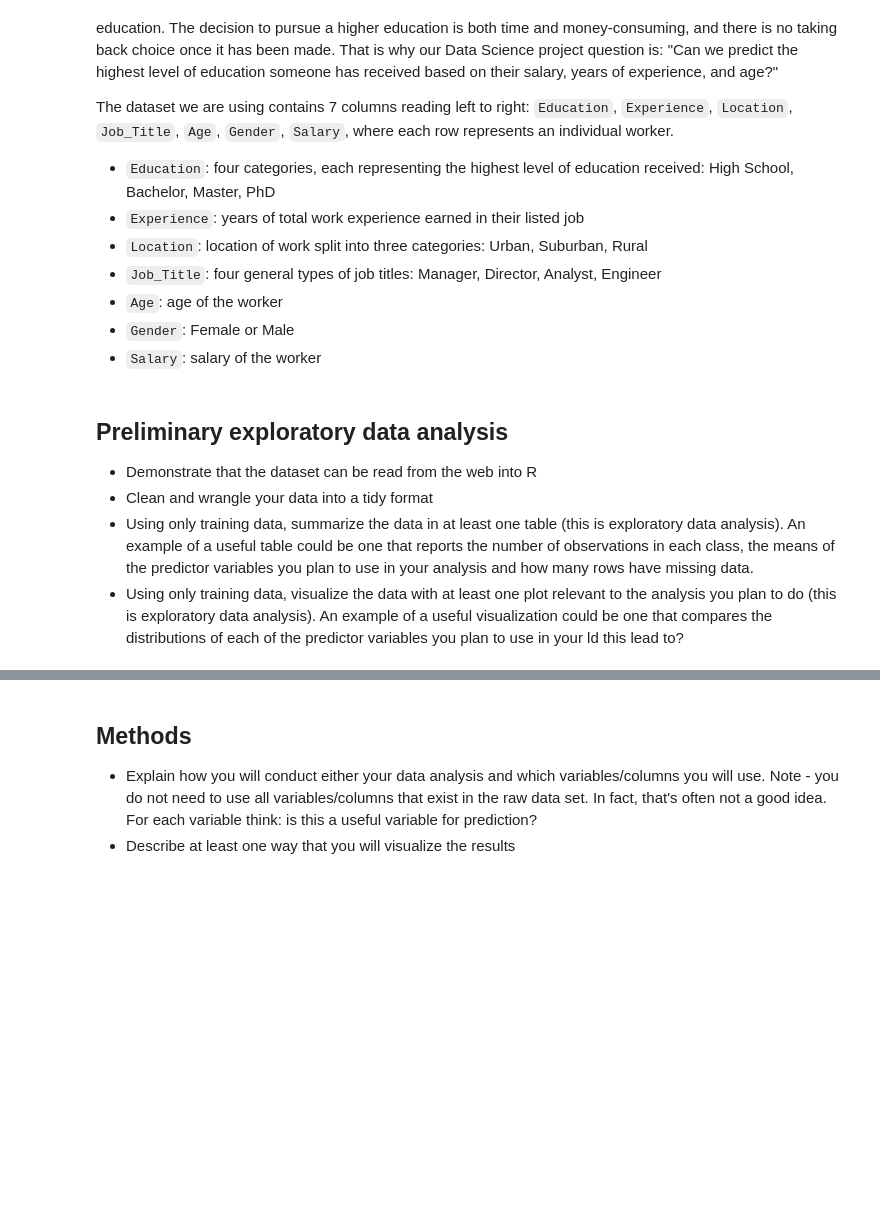
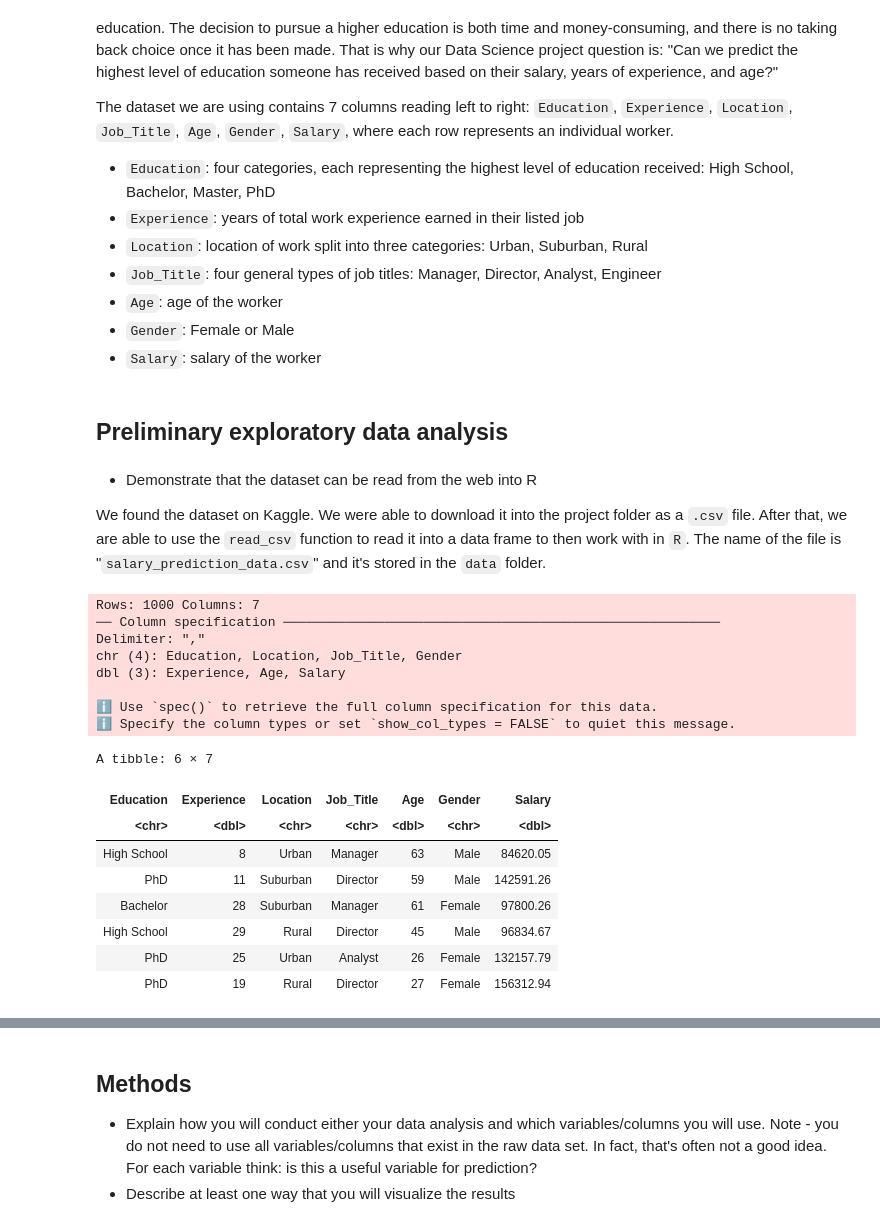
Before and after one commit to WhenLifeHandsYouLemons/DSCI-Project, a Jupyter notebook: proposal.ipynb, the cells around one changed output, grey strips where cells are left out. Cells and saved outputs as stored; diff of their text form; code cells hidden in the pictures; blank space fills up the shorter version.

```diff
--- a/proposal.ipynb
+++ b/proposal.ipynb
@@ -16,8 +16,7 @@ The dataset we are using contains 7 columns reading left to right: `Education`,
 - `Salary`: salary of the worker
 # %% [markdown]
 ## Preliminary exploratory data analysis
-
-- Demonstrate that the dataset can be read from the web into R
-- Clean and wrangle your data into a tidy format
-- Using only training data, summarize the data in at least one table (this is exploratory data analysis). An example of a useful table could be one that reports the number of observations in each class, the means of the predictor variables you plan to use in your analysis and how many rows have missing data.
-- Using only training data, visualize the data with at least one plot relevant to the analysis you plan to do (this is exploratory data analysis). An example of a useful visualization could be one that compares the distributions of each of the predictor variables you plan to use in your ld this lead to?
+# %% [markdown]
+- Demonstrate that the dataset can be read from the web into R
+
+We found the dataset on Kaggle. We were able to download it into the project folder as a `.csv` file. After that, we are able to use the `read_csv` function to read it into a data frame to then work with in `R`. The name of the file is "`salary_prediction_data.csv`" and it's stored in the `data` folder.
@@ -23,0 +26,22 @@ The dataset we are using contains 7 columns reading left to right: `Education`,
+# %%
+# Load the csv file into a data frame
+df_untidy <- read_csv("data/salary_prediction_data.csv")
+head(df_untidy)
+# %% [output]
+Rows: 1000 Columns: 7
+── Column specification ────────────────────────────────────────────────────────
+Delimiter: ","
+chr (4): Education, Location, Job_Title, Gender
+dbl (3): Experience, Age, Salary
+
+ℹ Use `spec()` to retrieve the full column specification for this data.
+ℹ Specify the column types or set `show_col_types = FALSE` to quiet this message.
+A tibble: 6 × 7
+| Education | Experience | Location | Job_Title | Age | Gender | Salary |
+| <chr> | <dbl> | <chr> | <chr> | <dbl> | <chr> | <dbl> |
+| High School | 8 | Urban | Manager | 63 | Male | 84620.05 |
+| PhD | 11 | Suburban | Director | 59 | Male | 142591.26 |
+| Bachelor | 28 | Suburban | Manager | 61 | Female | 97800.26 |
+| High School | 29 | Rural | Director | 45 | Male | 96834.67 |
+| PhD | 25 | Urban | Analyst | 26 | Female | 132157.79 |
+| PhD | 19 | Rural | Director | 27 | Female | 156312.94 |
```
Also changed, not shown: parts of 8 cells of this notebook, 1 other file.
